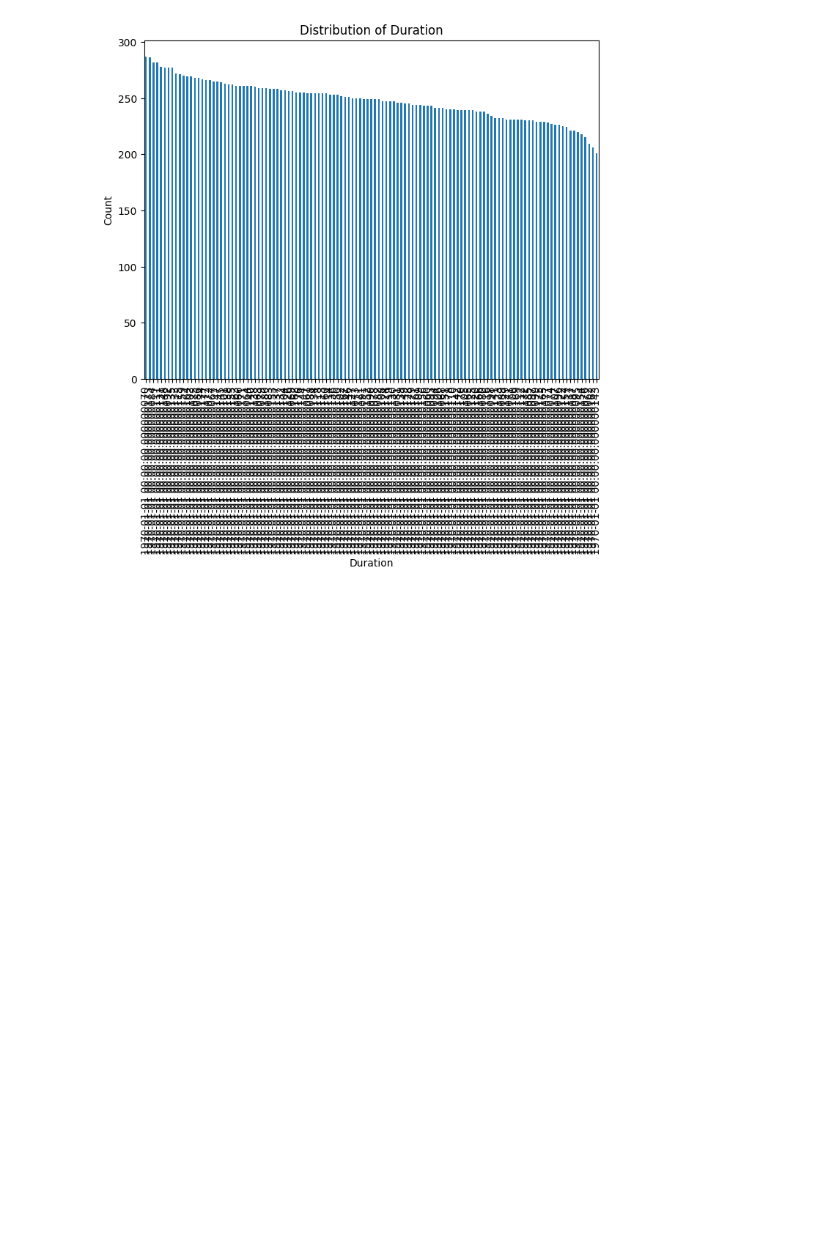
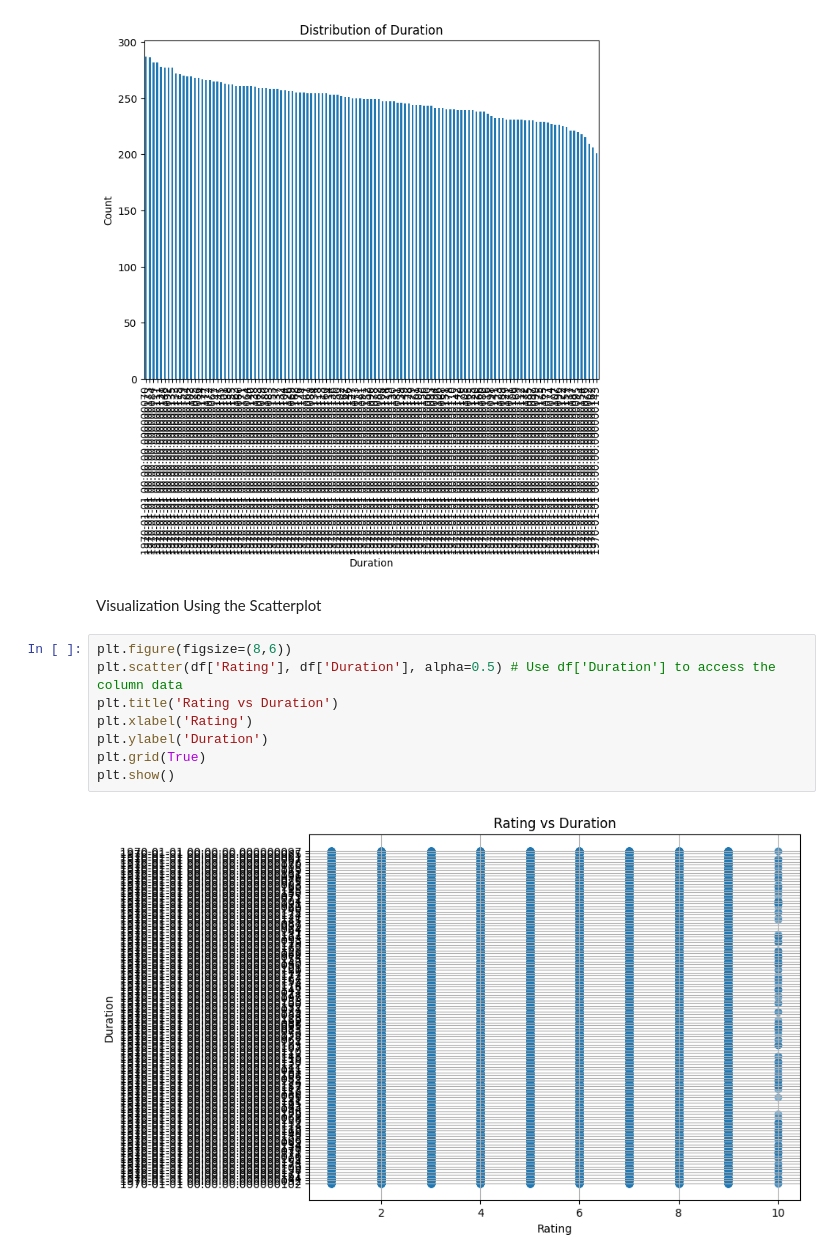
Before and after one commit to Dhivyaindhu/SKILL_UPGRADE_AUGUST_TASK_2, a Jupyter notebook: Untitled95.ipynb, the cells around one changed output. Cells and saved outputs as stored; diff of their text form; blank space fills up the shorter version.

```diff
--- a/Untitled95.ipynb
+++ b/Untitled95.ipynb
@@ -106,3 +106,15 @@ plt.ylabel('Count')
 plt.show()
 # %% [output]
 [figure]
+# %% [markdown]
+Visualization Using the Scatterplot
+# %%
+plt.figure(figsize=(8,6))
+plt.scatter(df['Rating'], df['Duration'], alpha=0.5) # Use df['Duration'] to access the column data
+plt.title('Rating vs Duration')
+plt.xlabel('Rating')
+plt.ylabel('Duration')
+plt.grid(True)
+plt.show()
+# %% [output]
+[figure, added]
```
